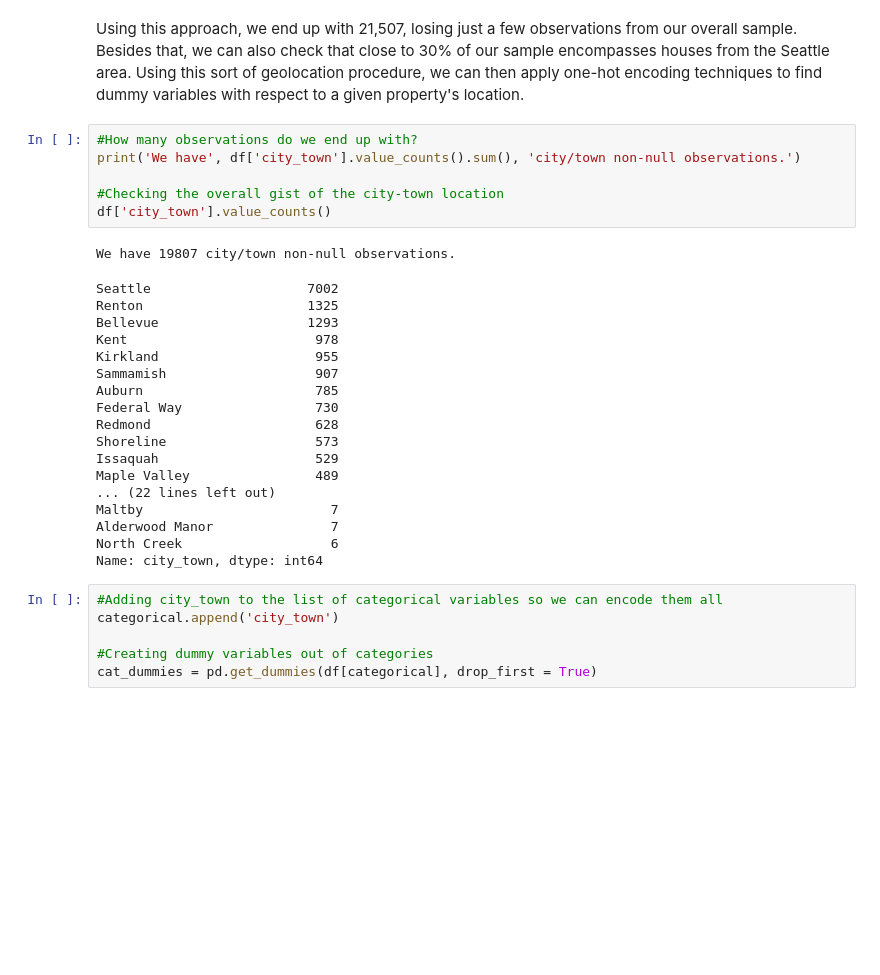
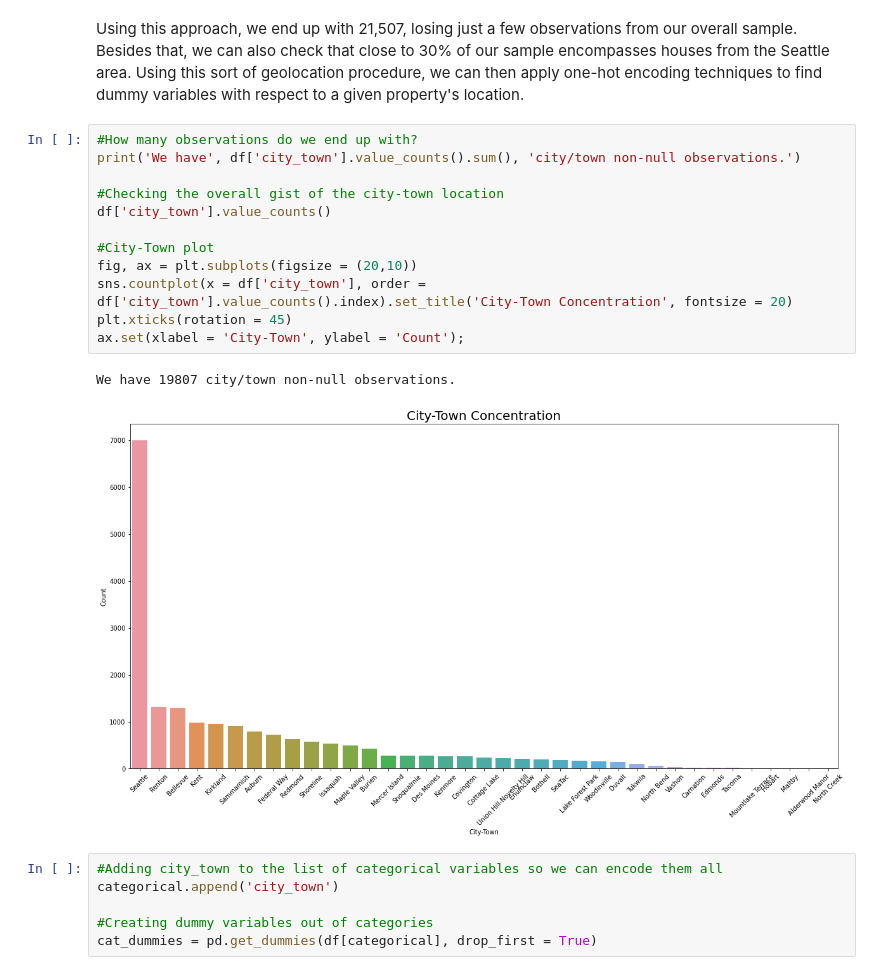
Before and after one commit to ovilar/phase_2-project, a Jupyter notebook: student.ipynb, the cells around one changed output. Cells and saved outputs as stored; diff of their text form; blank space fills up the shorter version.

Commit message:
Adding graph to Notebook

```diff
--- a/student.ipynb
+++ b/student.ipynb
@@ -304,28 +304,18 @@ Using this approach, we end up with 21,507, losing just a few observations from
 # %%
 #How many observations do we end up with?
 print('We have', df['city_town'].value_counts().sum(), 'city/town non-null observations.')
 
 #Checking the overall gist of the city-town location
 df['city_town'].value_counts()
+
+#City-Town plot
+fig, ax = plt.subplots(figsize = (20,10))
+sns.countplot(x = df['city_town'], order = df['city_town'].value_counts().index).set_title('City-Town Concentration', fontsize = 20)
+plt.xticks(rotation = 45)
+ax.set(xlabel = 'City-Town', ylabel = 'Count');
 # %% [output]
 We have 19807 city/town non-null observations.
-Seattle                    7002
-Renton                     1325
-Bellevue                   1293
-Kent                        978
-Kirkland                    955
-Sammamish                   907
-Auburn                      785
-Federal Way                 730
-Redmond                     628
-Shoreline                   573
-Issaquah                    529
-Maple Valley                489
-... (22 lines left out)
-Maltby                        7
-Alderwood Manor               7
-North Creek                   6
-Name: city_town, dtype: int64
+[figure, added]
 # %%
 #Adding city_town to the list of categorical variables so we can encode them all
 categorical.append('city_town')
```
Also changed, not shown: parts of 6 cells of this notebook.
